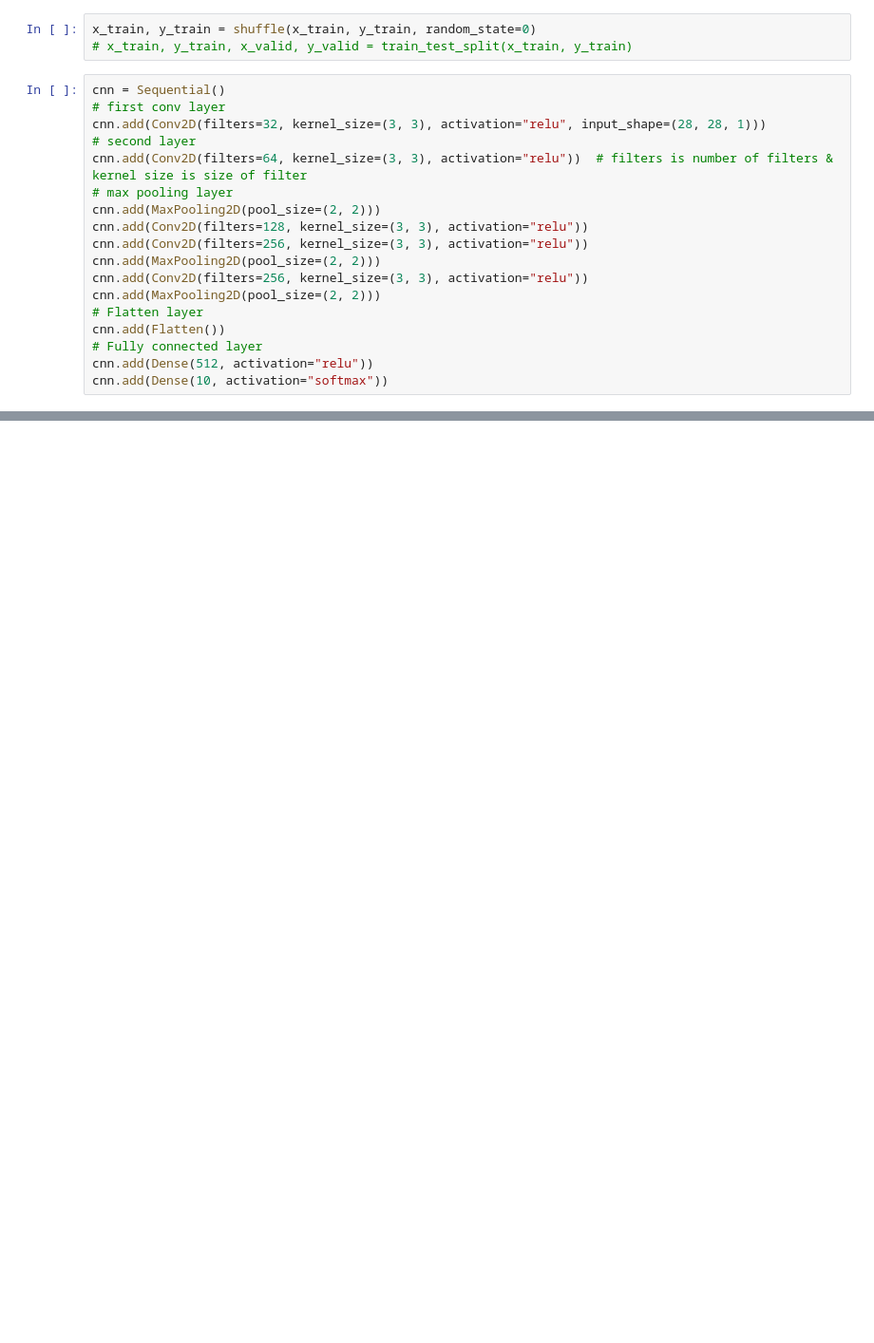
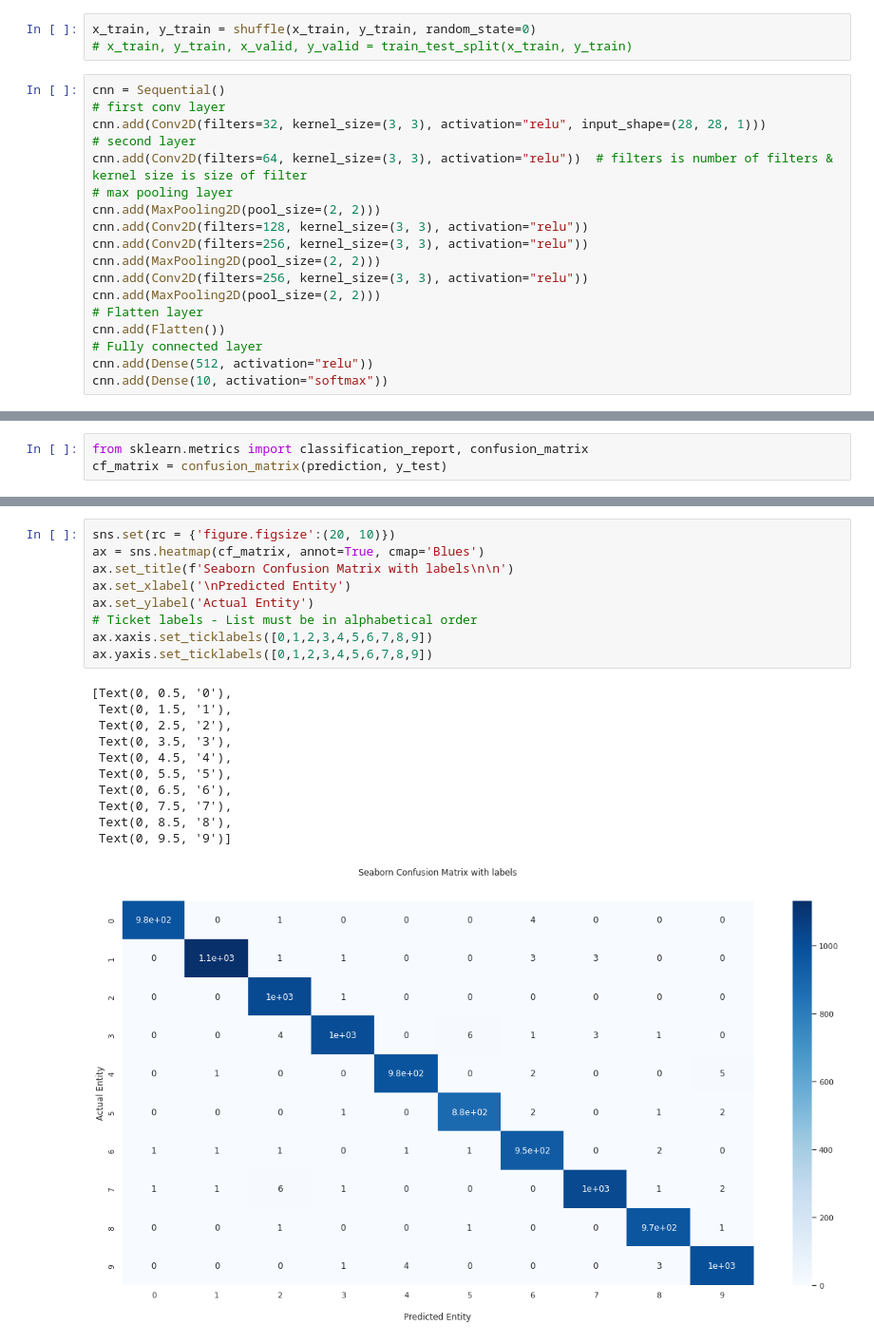
Before and after one commit to youssef893/Detect_hand_written_Digits, a Jupyter notebook: cnn_model_for_mnist_dataset.ipynb, the cells around one changed output, grey strips where cells are left out. Shown: that part at 95% size. Saved outputs shown, nothing was run; the diff lists cells and outputs as text; blank space fills up the shorter version.

```diff
--- a/cnn_model_for_mnist_dataset.ipynb
+++ b/cnn_model_for_mnist_dataset.ipynb
@@ -68,0 +77,3 @@ accuracy CNN 0.9922000169754028
+# %%
+from sklearn.metrics import classification_report, confusion_matrix
+cf_matrix = confusion_matrix(prediction, y_test)
@@ -68,0 +99,21 @@ accuracy CNN 0.9922000169754028
+# %%
+sns.set(rc = {'figure.figsize':(20, 10)})
+ax = sns.heatmap(cf_matrix, annot=True, cmap='Blues')
+ax.set_title(f'Seaborn Confusion Matrix with labels\n\n')
+ax.set_xlabel('\nPredicted Entity')
+ax.set_ylabel('Actual Entity')
+# Ticket labels - List must be in alphabetical order
+ax.xaxis.set_ticklabels([0,1,2,3,4,5,6,7,8,9])
+ax.yaxis.set_ticklabels([0,1,2,3,4,5,6,7,8,9])
+# %% [output]
+[Text(0, 0.5, '0'),
+ Text(0, 1.5, '1'),
+ Text(0, 2.5, '2'),
+ Text(0, 3.5, '3'),
+ Text(0, 4.5, '4'),
+ Text(0, 5.5, '5'),
+ Text(0, 6.5, '6'),
+ Text(0, 7.5, '7'),
+ Text(0, 8.5, '8'),
+ Text(0, 9.5, '9')]
+[figure, added]
```
Also changed, not shown: parts of 5 cells of this notebook.
